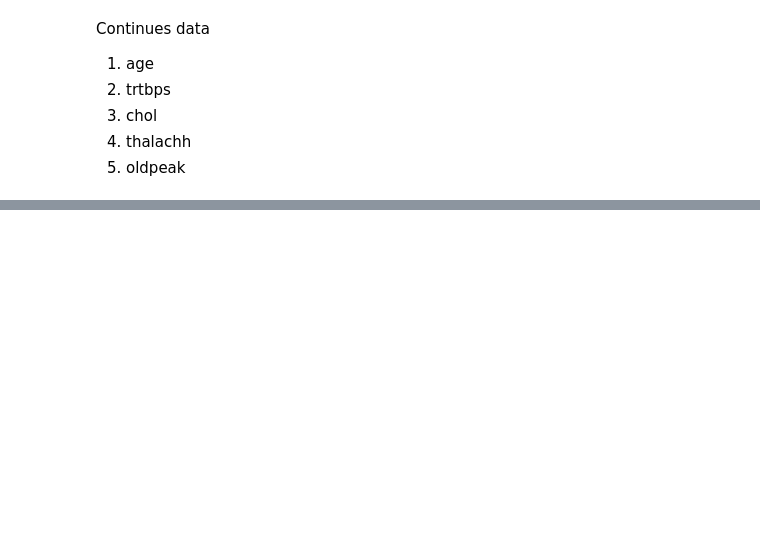
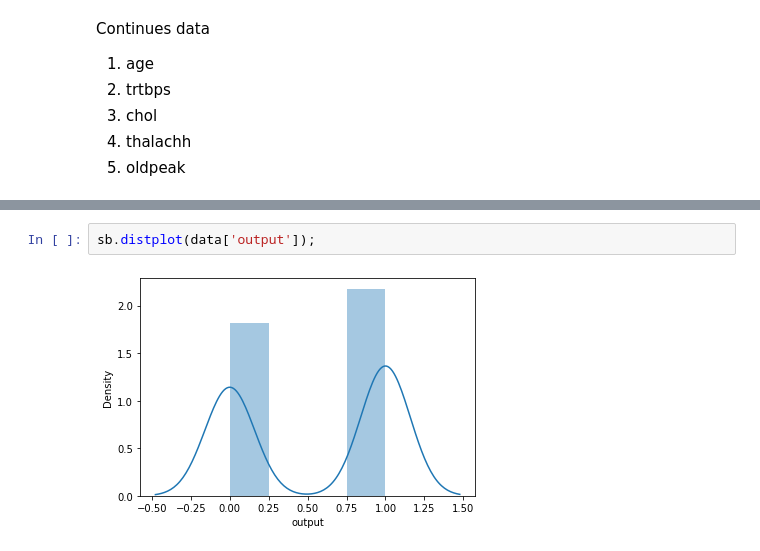
Before and after one commit to NiroginiJanstin/ML_Assignment2_IT18412994_IT18218336_IT18216592, a Jupyter notebook: Heart_Attack_Prediction_SVM_Model.ipynb, the cells around one changed output, grey strips where cells are left out. Drawn from its saved outputs; the diff is of its cells as text; blank space fills up the shorter version.

```diff
--- a/Heart_Attack_Prediction_SVM_Model.ipynb
+++ b/Heart_Attack_Prediction_SVM_Model.ipynb
@@ -193,0 +231,4 @@ plt.show()
+# %%
+sb.distplot(data['output']);
+# %% [output]
+[figure, added]
```
Also changed, not shown: parts of 24 cells of this notebook.
